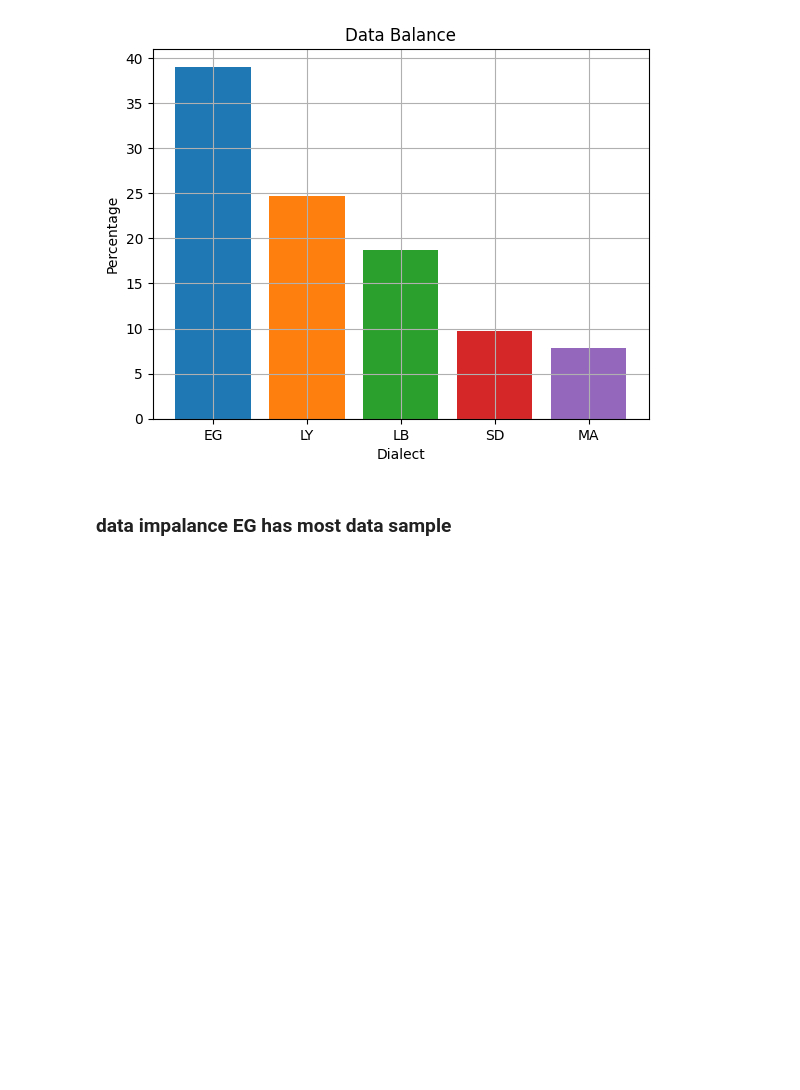
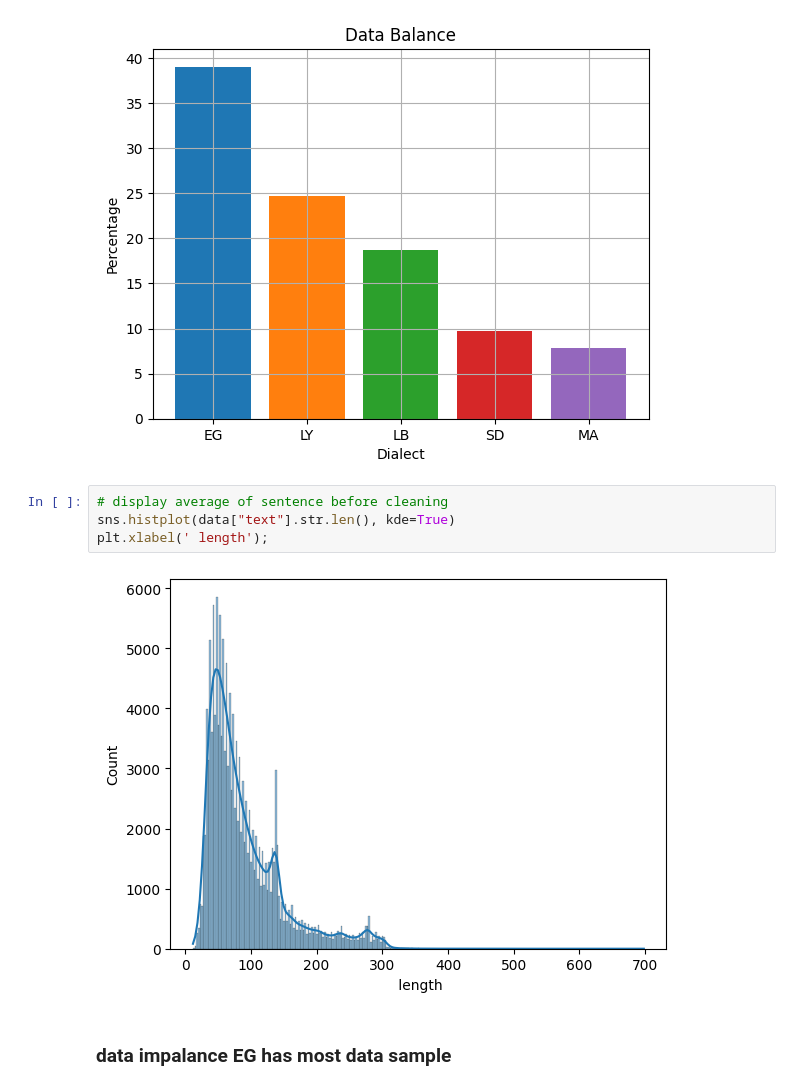
Before and after one commit to Elghandour-eng/NLP_Dialects_Classifier, a Jupyter notebook: notebooks/data-preprossecing.ipynb, the cells around one changed output. Drawn from its saved outputs; the diff is of its cells as text; blank space fills up the shorter version.

```diff
--- a/notebooks/data-preprossecing.ipynb
+++ b/notebooks/data-preprossecing.ipynb
@@ -76,6 +67,12 @@ plt.ylabel("Percentage") # y label
 plt.grid() # grid
 # %% [output]
 [figure]
+# %%
+# display average of sentence before cleaning
+sns.histplot(data["text"].str.len(), kde=True)
+plt.xlabel(' length');
+# %% [output]
+[figure, added]
 # %% [markdown]
 ### data impalance EG has most data sample
 # %%
```
Also changed, not shown: parts of 12 cells of this notebook, 1 other file.
